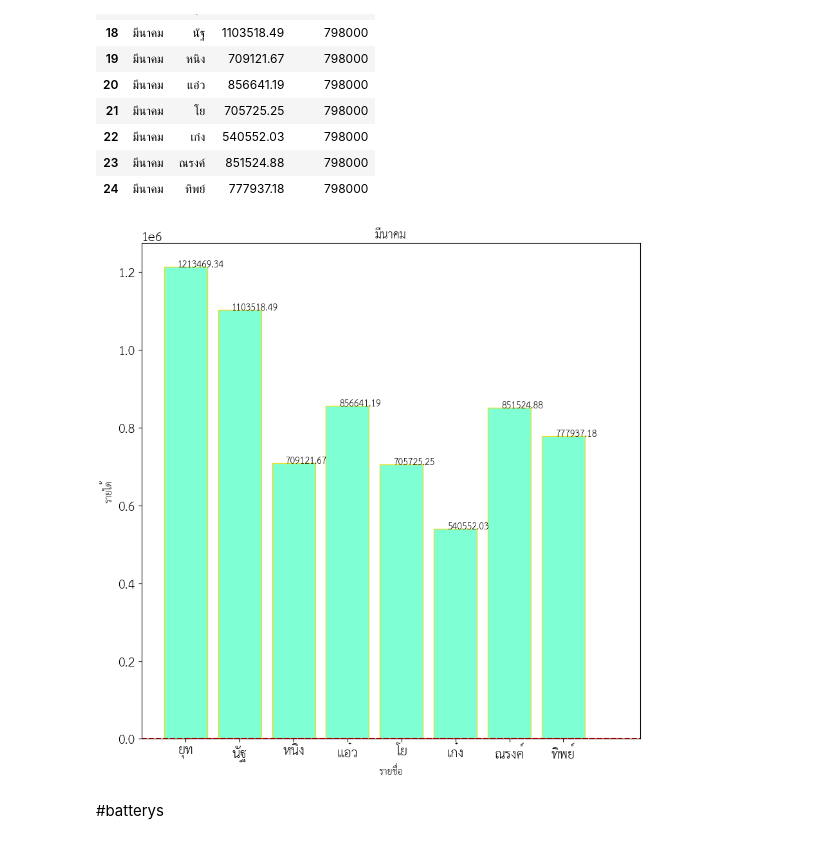
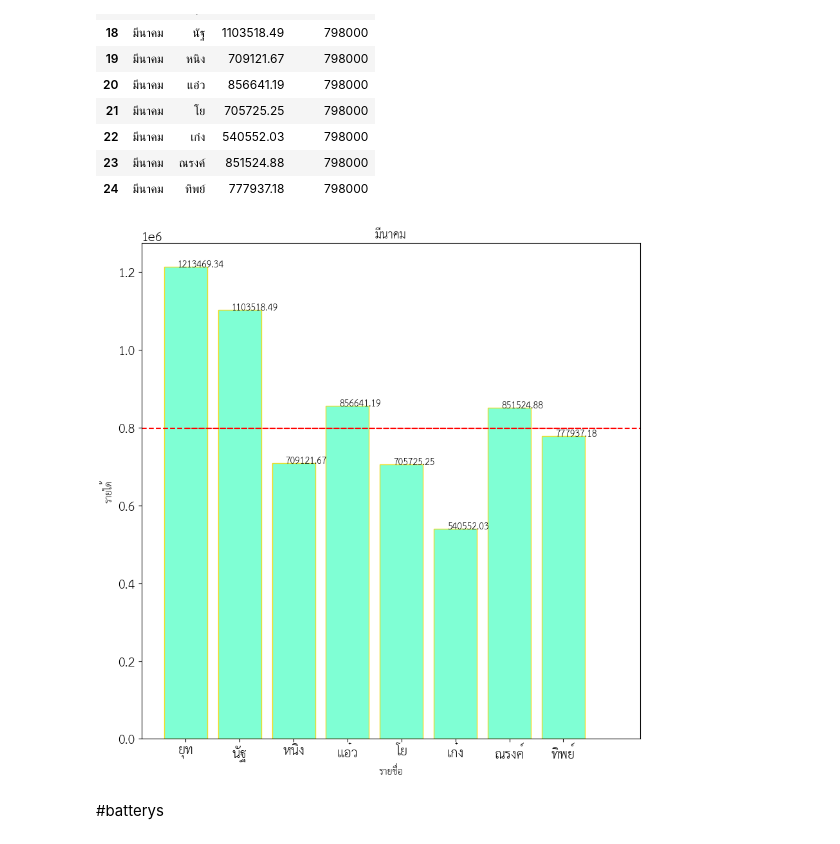
Before and after one commit to 1234567890qqqqqq/-links-colab, a Jupyter notebook: ประสิทธิภาพศูนย์บริการ.ipynb, the cells around one changed output. Drawn from its saved outputs; the diff is of its cells as text; code cells hidden in the pictures.

```diff
--- a/ประสิทธิภาพศูนย์บริการ.ipynb
+++ b/ประสิทธิภาพศูนย์บริการ.ipynb
@@ -397,29 +399,29 @@ mari
 # %%
 # ข้อมูล
 datai3 = mari['รายได้']
 labale = mari['รายชื่อ']
-target = 200
+target = 798000
 fig, ax = plt.subplots()
 
 # สร้างแท่งกราฟ
 plt.bar(labale,datai3,ec="#EBDD2B", fc="#7fffd4")
 plt.title('มีนาคม')
 
 # กำหนดเส้นเป้าหมายด้วยวงกลมและเส้นต่อเนื่อง
 ax.axhline(y=target, color='r', linestyle='--')
 ax.plot([0, len(datai3)], [target, target], 'r--')
 
 # กำหนดชื่อแกน
 ax.set_xlabel('รายชื่อ')
 ax.set_ylabel('รายได้')
 
 # แสดงเลขบนแท่งกราฟ
 for i, v in enumerate(datai3):
     ax.text(i - 0.15, v + 1, str(v))
 
 plt.show()
 # %% [output]
-[figure, old version]
+[figure, new version]
 # %% [markdown]
 #batterys
 # %% [markdown]
```
Also changed, not shown: parts of 6 cells of this notebook.
